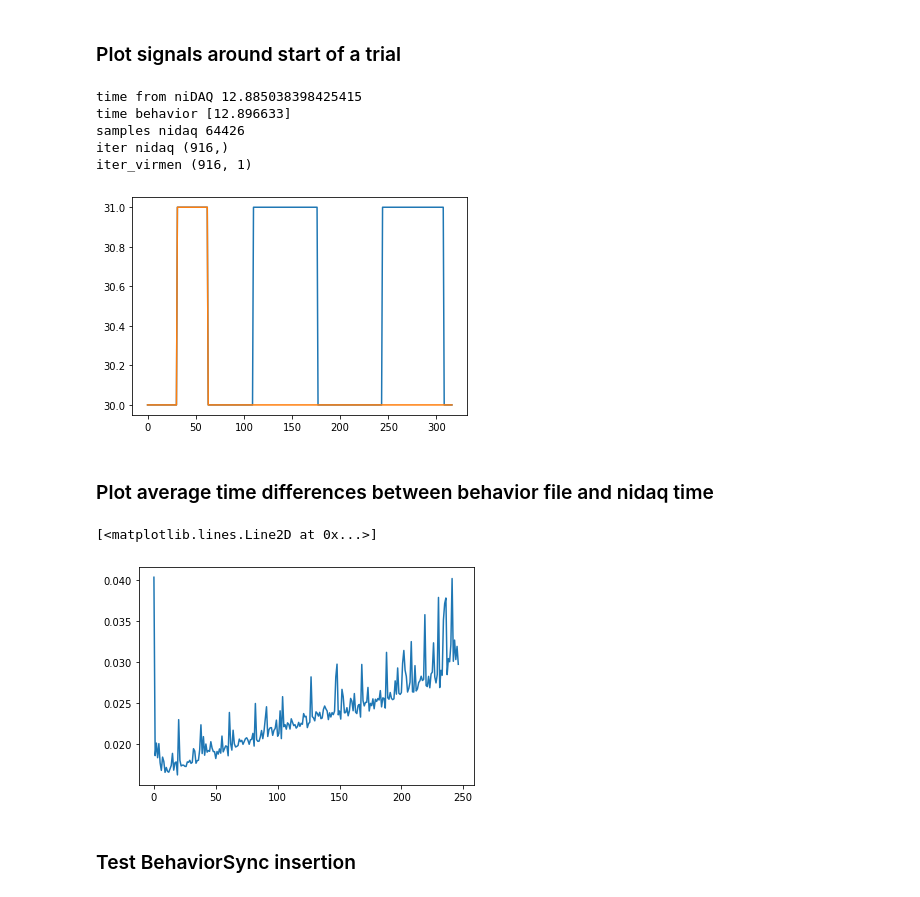
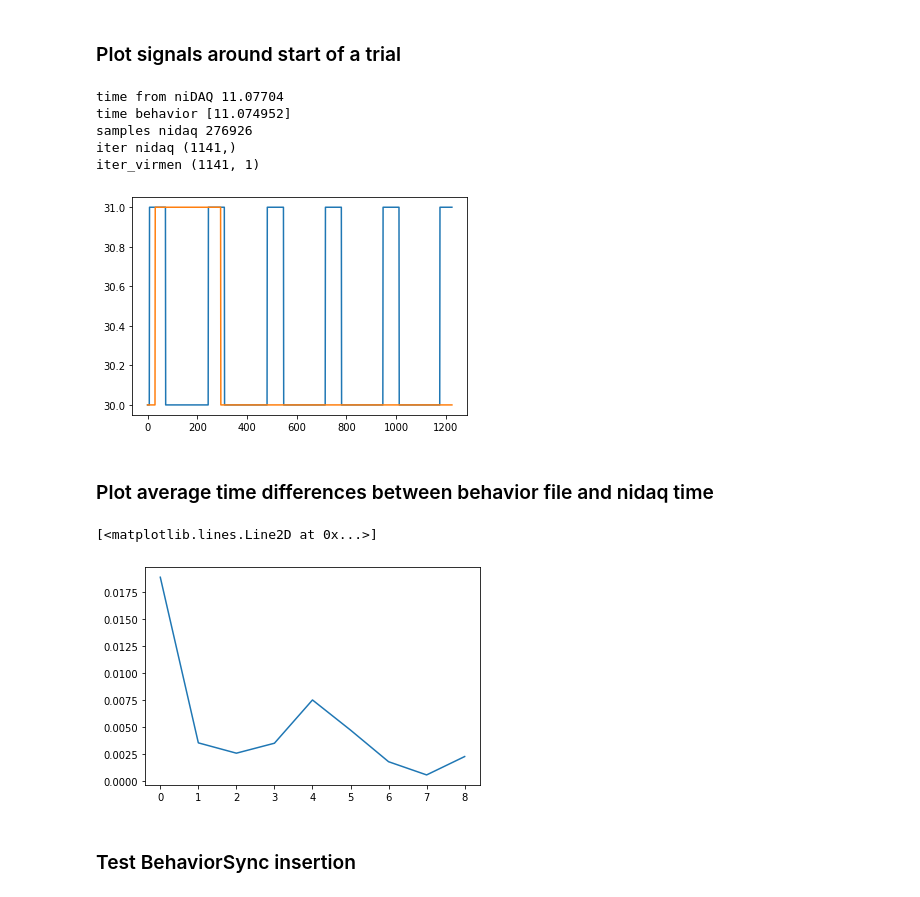
Before and after one commit to BrainCOGS/U19-pipeline-python, a Jupyter notebook: notebooks/ephys_element/check_sync_notebook-new_method.ipynb, the cells around one changed output. Cells and saved outputs as stored; diff of their text form; code cells hidden in the pictures.

```diff
--- a/notebooks/ephys_element/check_sync_notebook-new_method.ipynb
+++ b/notebooks/ephys_element/check_sync_notebook-new_method.ipynb
@@ -27,12 +27,12 @@ from bitstring import BitArray
 # %% [output]
 Connecting alvaros@datajoint00.pni.princeton.edu:3306
 # %%
-key = {'subject_fullname': 'testuser_test70',
-    'session_date': datetime.date(2021, 10, 12)}
+key = {'subject_fullname': 'testuser_T01',
+    'session_date': datetime.date(2022, 5, 12)}
 
-key = {
-    'subject_fullname': 'jjulian_jj042',
-    'session_date': datetime.date(2021, 11, 1)}
+#key = {
+#    'subject_fullname': 'jjulian_jj042',
+#    'session_date': datetime.date(2021, 11, 1)}
 
 #key = {
 #    'subject_fullname': 'jjulian_jj042',
@@ -118,8 +145,9 @@ digital_array.shape
 ### Get samples and times where trials and iterations start
 # %%
 mode = 'counter_bit0'    #Default for sessions before 12/01/2021
-iteration_dict = ephys_utils.get_iteration_sample_vector_from_digital_lines_pulses(digital_array[1,:], digital_array[2,:], nidq_sampling_rate, behavior_time.shape[0], mode=mode)
-
+#mode = 'pulses'    #Default for sessions after 12/01/2021
+iteration_dict = ephys_utils.get_iteration_sample_vector_from_digital_lines_pulses(digital_array[1,:], digital_array[0,:], nidq_sampling_rate, behavior_time.shape[0], mode=mode)
+#                             get_iteration_sample_vector_from_digital_lines_pulses(trial_pulse_signal, iteration_pulse_signal,
 
 status = ephys_utils.assert_iteration_samples_count(iteration_dict['iter_start_idx'], behavior_time)
 status
@@ -130,30 +175,30 @@ True
 # %%
 trial_plot = 6
 samp_before = 30
 end_iter = 5
 samp_after = 30
 
-plt.plot(digital_array[2,iteration_dict['iter_start_idx'][trial_plot][0]-samp_before:iteration_dict['iter_start_idx'][trial_plot][end_iter]]+samp_after)
+plt.plot(digital_array[0,iteration_dict['iter_start_idx'][trial_plot][0]-samp_before:iteration_dict['iter_start_idx'][trial_plot][end_iter]]+samp_after)
 plt.plot(digital_array[1,iteration_dict['iter_start_idx'][trial_plot][0]-samp_before:iteration_dict['iter_start_idx'][trial_plot][end_iter]]+samp_after)
 
 
 iter_nidaq = (iteration_dict['iter_start_idx'][trial_plot][-1]-iteration_dict['iter_start_idx'][trial_plot][0])
 time = iter_nidaq/nidq_sampling_rate
 iter_virmen = time*120
 
 print('time from niDAQ', time)
 print('time behavior', behavior_time[trial_plot][-1])
 
 print('samples nidaq', iter_nidaq)
 print('iter nidaq', iteration_dict['iter_start_idx'][trial_plot].shape)
 print('iter_virmen',behavior_time[trial_plot].shape)
 # %% [output]
-time from niDAQ 12.885038398425415
-time behavior [12.896633]
-samples nidaq 64426
-iter nidaq (916,)
-iter_virmen (916, 1)
+time from niDAQ 11.07704
+time behavior [11.074952]
+samples nidaq 276926
+iter nidaq (1141,)
+iter_virmen (1141, 1)
-[figure, old version]
+[figure, new version]
 # %% [markdown]
 ### Plot average time differences between behavior file and nidaq time
 # %%
@@ -169,7 +214,7 @@ for i in range(iteration_dict['iter_times_idx'].shape[0]-1):
 plt.plot(mean_x)
 # %% [output]
 [<matplotlib.lines.Line2D at 0x...>]
-[figure, old version]
+[figure, new version]
 # %% [markdown]
 ### Test BehaviorSync insertion
 # %%
```
Also changed, not shown: parts of 11 cells of this notebook, 6 other files.
